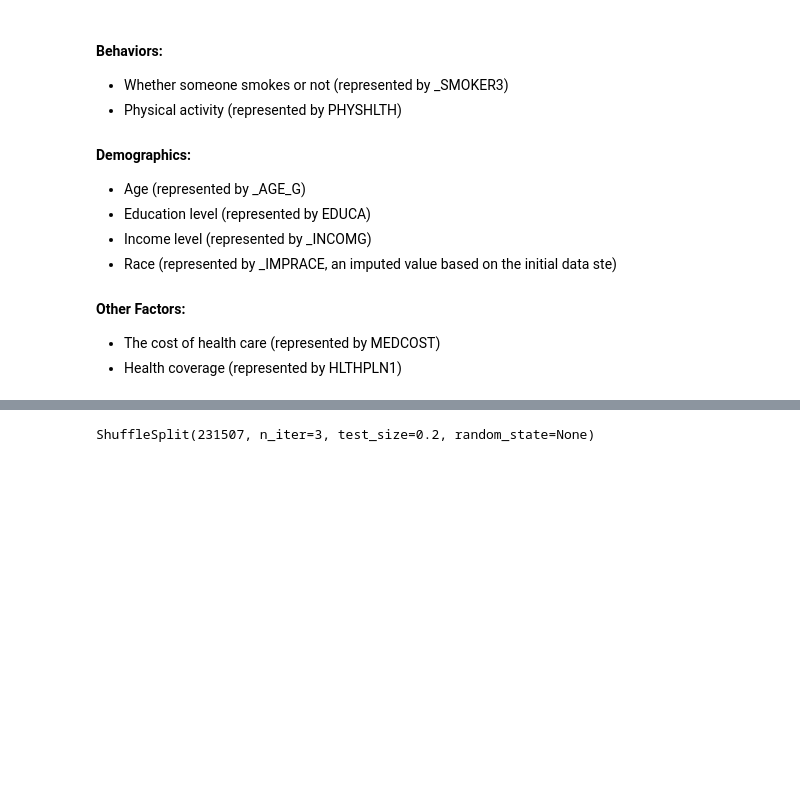
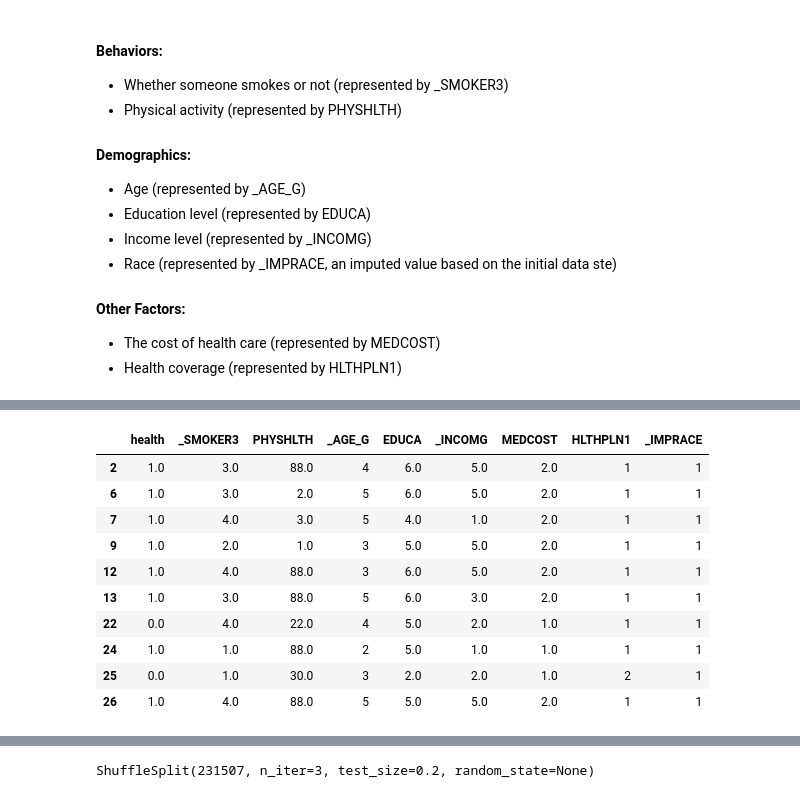
Before and after one commit to RahnL/DataScience-SMU, a Jupyter notebook: DataMining/DataMining - Lab 2.ipynb, the cells around one changed output, grey strips where cells are left out. Cells and saved outputs as stored; diff of their text form; code cells hidden in the pictures; blank space fills up the shorter version.

```diff
--- a/DataMining/DataMining - Lab 2.ipynb
+++ b/DataMining/DataMining - Lab 2.ipynb
@@ -147,0 +171,14 @@ ValueError: cannot copy sequence with size 275270 to array axis with dimension 2
+# %%
+df_reduced.head(10)
+# %% [output]
+|  | health | _SMOKER3 | PHYSHLTH | _AGE_G | EDUCA | _INCOMG | MEDCOST | HLTHPLN1 | _IMPRACE |
+| 2 | 1.0 | 3.0 | 88.0 | 4 | 6.0 | 5.0 | 2.0 | 1 | 1 |
+| 6 | 1.0 | 3.0 | 2.0 | 5 | 6.0 | 5.0 | 2.0 | 1 | 1 |
+| 7 | 1.0 | 4.0 | 3.0 | 5 | 4.0 | 1.0 | 2.0 | 1 | 1 |
+| 9 | 1.0 | 2.0 | 1.0 | 3 | 5.0 | 5.0 | 2.0 | 1 | 1 |
+| 12 | 1.0 | 4.0 | 88.0 | 3 | 6.0 | 5.0 | 2.0 | 1 | 1 |
+| 13 | 1.0 | 3.0 | 88.0 | 5 | 6.0 | 3.0 | 2.0 | 1 | 1 |
+| 22 | 0.0 | 4.0 | 22.0 | 4 | 5.0 | 2.0 | 1.0 | 1 | 1 |
+| 24 | 1.0 | 1.0 | 88.0 | 2 | 5.0 | 1.0 | 1.0 | 1 | 1 |
+| 25 | 0.0 | 1.0 | 30.0 | 3 | 2.0 | 2.0 | 1.0 | 2 | 1 |
+| 26 | 1.0 | 4.0 | 88.0 | 5 | 5.0 | 5.0 | 2.0 | 1 | 1 |
```
Also changed, not shown: parts of 16 cells of this notebook.
